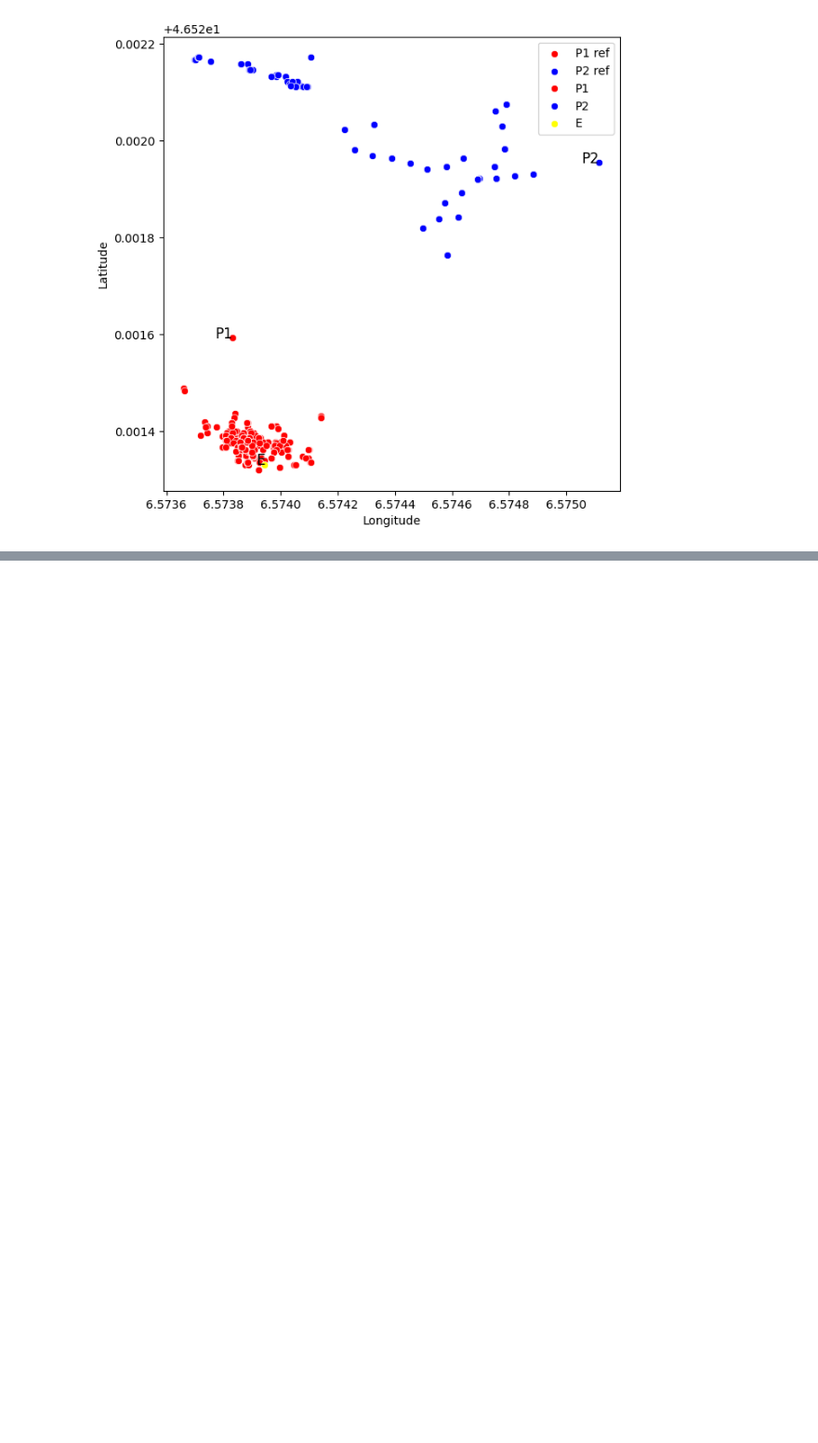
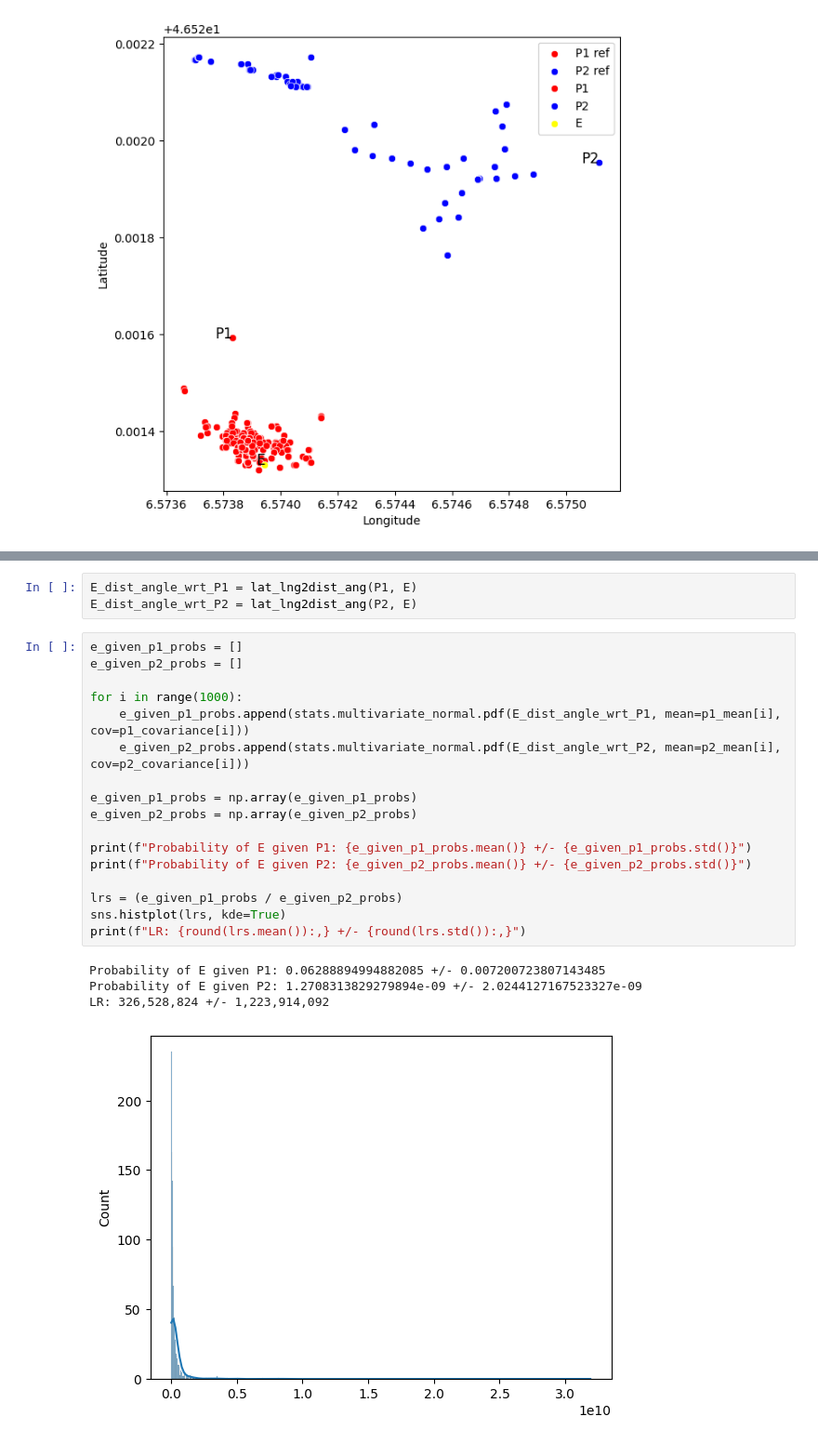
Before and after one commit to KlemenVovk/gps_evaluation, a Jupyter notebook: main.ipynb, the cells around one changed output, grey strips where cells are left out. Shown at 93% size. Saved outputs shown, nothing was run; the diff lists cells and outputs as text; blank space fills up the shorter version.

Commit message:
Add probability and likelihood ratio.

```diff
--- a/main.ipynb
+++ b/main.ipynb
@@ -131,0 +156,25 @@ Text(46.521330555, 6.573944444, 'E')
+# %%
+E_dist_angle_wrt_P1 = lat_lng2dist_ang(P1, E)
+E_dist_angle_wrt_P2 = lat_lng2dist_ang(P2, E)
+# %%
+e_given_p1_probs = []
+e_given_p2_probs = []
+
+for i in range(1000):
+    e_given_p1_probs.append(stats.multivariate_normal.pdf(E_dist_angle_wrt_P1, mean=p1_mean[i], cov=p1_covariance[i]))
+    e_given_p2_probs.append(stats.multivariate_normal.pdf(E_dist_angle_wrt_P2, mean=p2_mean[i], cov=p2_covariance[i]))
+
+e_given_p1_probs = np.array(e_given_p1_probs)
+e_given_p2_probs = np.array(e_given_p2_probs)
+
+print(f"Probability of E given P1: {e_given_p1_probs.mean()} +/- {e_given_p1_probs.std()}")
+print(f"Probability of E given P2: {e_given_p2_probs.mean()} +/- {e_given_p2_probs.std()}")
+
+lrs = (e_given_p1_probs / e_given_p2_probs)
+sns.histplot(lrs, kde=True)
+print(f"LR: {round(lrs.mean()):,} +/- {round(lrs.std()):,}")
+# %% [output]
+Probability of E given P1: 0.06288894994882085 +/- 0.007200723807143485
+Probability of E given P2: 1.2708313829279894e-09 +/- 2.0244127167523327e-09
+LR: 326,528,824 +/- 1,223,914,092
+[figure, added]
```
Also changed, not shown: parts of 9 cells of this notebook, 1 other file.
